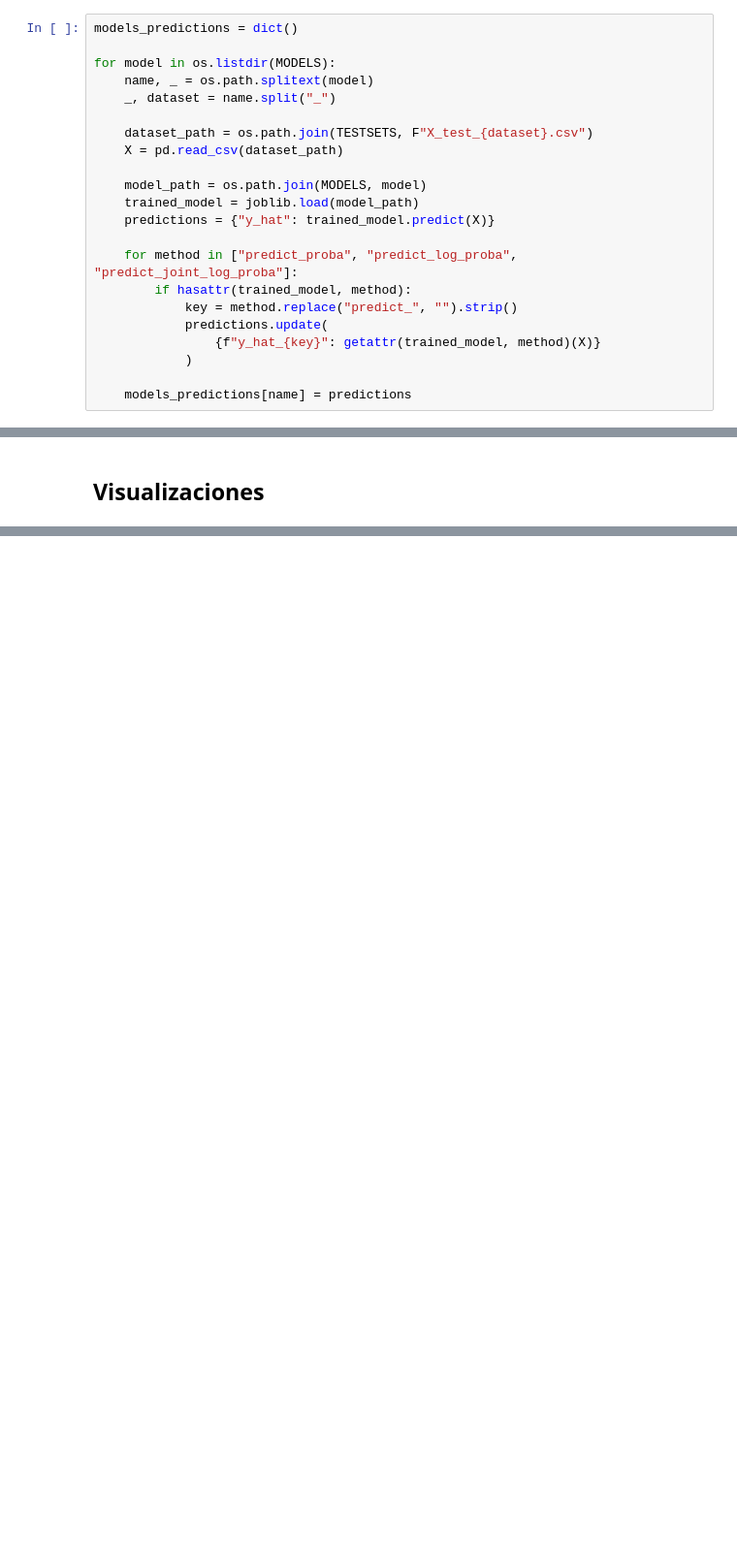
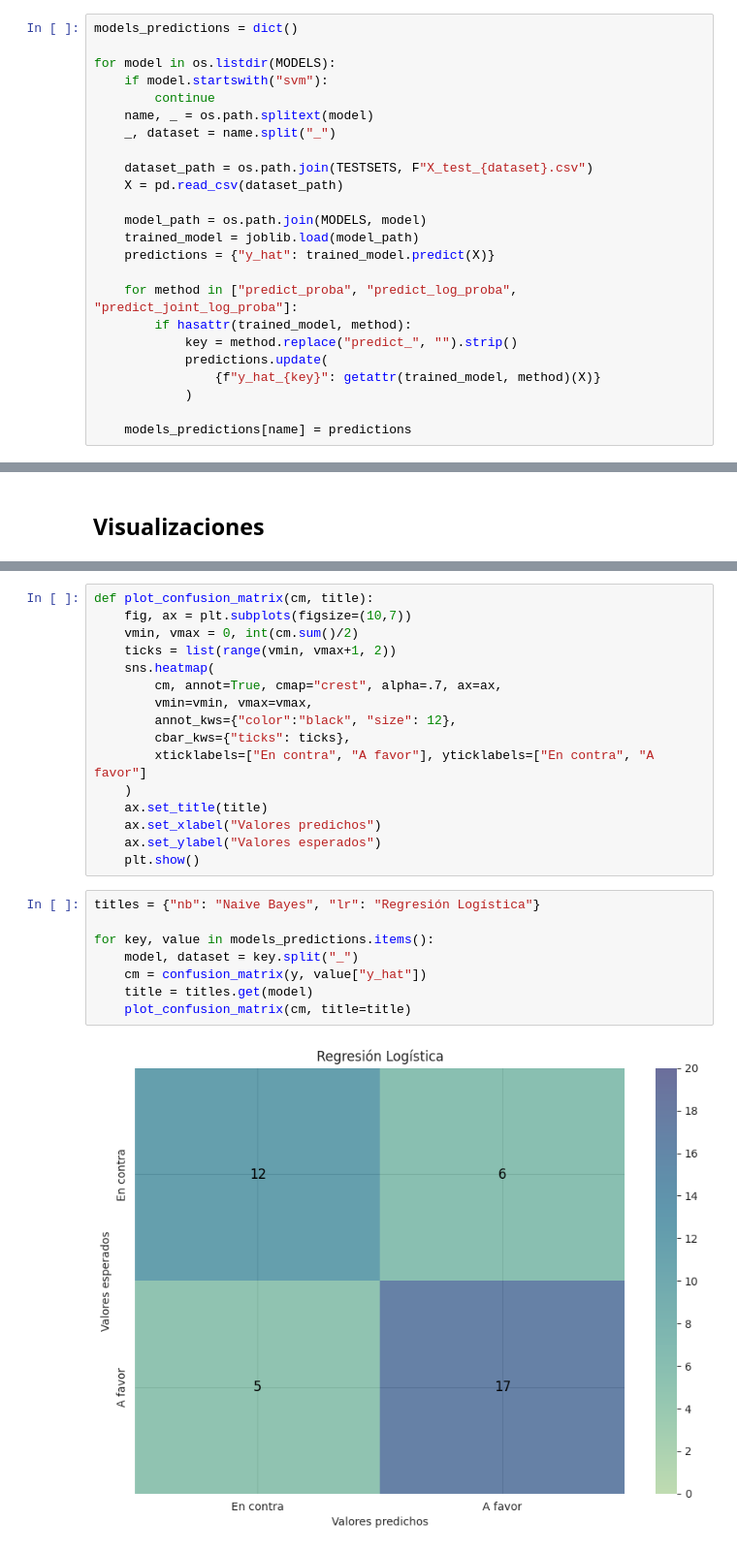
Before and after one commit to macfernandez/eddc-specialization-project, a Jupyter notebook: notebooks/08-model-training.ipynb, the cells around one changed output, grey strips where cells are left out. Shown at 97% size. Drawn from its saved outputs; the diff is of its cells as text; blank space fills up the shorter version.

Commit message:
models visualizations

```diff
--- a/notebooks/08-model-training.ipynb
+++ b/notebooks/08-model-training.ipynb
@@ -20,6 +22,8 @@ TESTSETS = os.path.join(MODELS_PATH, "testsets")
 models_predictions = dict()
 
 for model in os.listdir(MODELS):
+    if model.startswith("svm"):
+        continue
     name, _ = os.path.splitext(model)
     _, dataset = name.split("_")
 
@@ -85,0 +86,26 @@ weighted avg       0.30      0.55      0.39        40
+# %%
+def plot_confusion_matrix(cm, title):
+    fig, ax = plt.subplots(figsize=(10,7))
+    vmin, vmax = 0, int(cm.sum()/2)
+    ticks = list(range(vmin, vmax+1, 2))
+    sns.heatmap(
+        cm, annot=True, cmap="crest", alpha=.7, ax=ax,
+        vmin=vmin, vmax=vmax,
+        annot_kws={"color":"black", "size": 12},
+        cbar_kws={"ticks": ticks},
+        xticklabels=["En contra", "A favor"], yticklabels=["En contra", "A favor"]
+    )
+    ax.set_title(title)
+    ax.set_xlabel("Valores predichos")
+    ax.set_ylabel("Valores esperados")
+    plt.show()
+# %%
+titles = {"nb": "Naive Bayes", "lr": "Regresión Logística"}
+
+for key, value in models_predictions.items():
+    model, dataset = key.split("_")
+    cm = confusion_matrix(y, value["y_hat"])
+    title = titles.get(model)
+    plot_confusion_matrix(cm, title=title)
+# %% [output]
+[figure, added]
```
Also changed, not shown: parts of 5 cells of this notebook, 1 other file.
